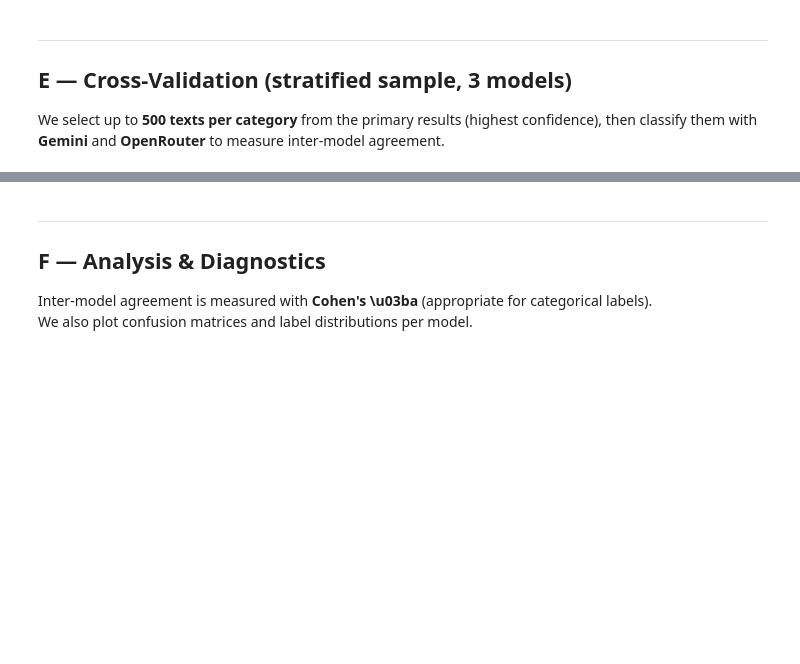
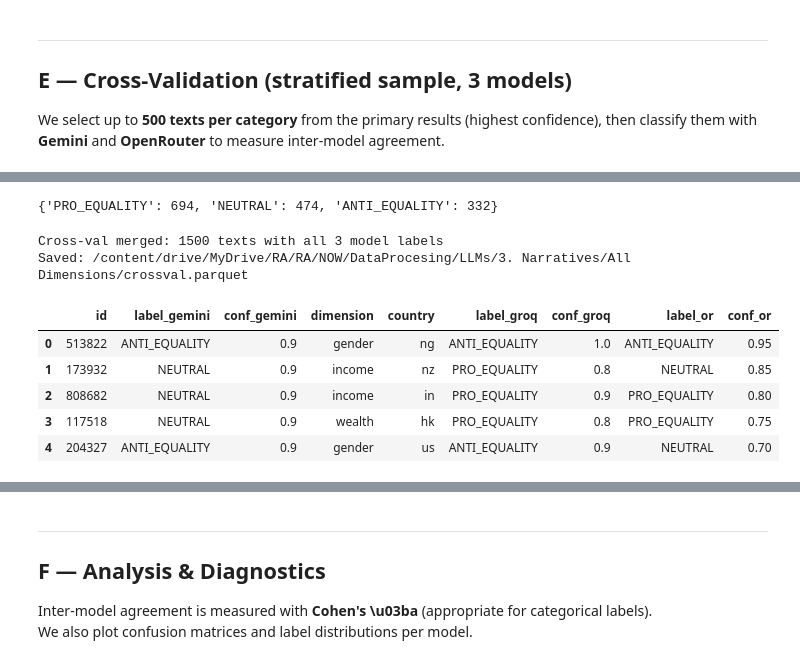
Before and after one commit to aabermejoq/LSE-Narratives-on-Inequality, a Jupyter notebook: EqualityClassifier.ipynb, the cells around one changed output, grey strips where cells are left out. Drawn from its saved outputs; the diff is of its cells as text; code cells hidden in the pictures; blank space fills up the shorter version.

```diff
--- a/EqualityClassifier.ipynb
+++ b/EqualityClassifier.ipynb
@@ -411,48 +590,53 @@ print(df_gemini['label_gemini'].value_counts().to_dict())
 # %%
-# ── Model 3: OpenRouter cross-val ────────────────────────────────────────
-from openai import OpenAI as ORClient
-
-def run_openrouter(texts, ids, model=OR_MODEL,
-                    batch_size=BATCH_SIZE, sleep=SLEEP_OR):
-    client = ORClient(base_url='https://openrouter.ai/api/v1',
-                      api_key=OPENROUTER_API_KEY)
-    # Qwen3 needs /no_think to disable extended reasoning
-    prefix  = '/no_think\n' if 'qwen' in model.lower() else ''
+import anthropic
+ANTHROPIC_API_KEY = userdata.get('ANTKEY')
+def run_claude(texts, ids, batch_size=20, sleep=1.0,
+               model='claude-haiku-4-5-20251001'):  # el más barato
+    client  = anthropic.Anthropic(api_key=ANTHROPIC_API_KEY)
     results = []
-    for i in tqdm(range(0, len(texts), batch_size),
-                   desc=f'OpenRouter/{model.split("/")[-1][:20]}'):
+    for i in tqdm(range(0, len(texts), batch_size), desc='Claude/Haiku'):
         bt, bi = texts[i:i+batch_size], ids[i:i+batch_size]
         for attempt in range(4):
             try:
-                resp  = client.chat.completions.create(
+                resp  = client.messages.create(
                     model=model,
+                    max_tokens=len(bt) * 60 + 120,
                     messages=[{'role': 'user',
-                               'content': prefix + EQUALITY_PROMPT + json.dumps(bt)}],
-                    temperature=0,
+                               'content': EQUALITY_PROMPT + json.dumps(bt)}],
                 )
-                items = parse_response(resp.choices[0].message.content, len(bi))
+                items = parse_response(resp.content[0].text, len(bi))
                 for bid, it in zip(bi, items):
                     results.append({'id': bid, **it})
                 break
             except Exception as e:
-                wait = 60 if '429' in str(e) else 2 ** attempt
+                wait = 30 if '429' in str(e) else 2 ** attempt
                 print(f'  Retry {attempt+1}: {str(e)[:80]}')
                 time.sleep(wait)
         time.sleep(sleep)
     return pd.DataFrame(results)
 
-df_or = run_openrouter(cv_texts, cv_ids)
+df_or = run_claude(cv_texts, cv_ids)
 df_or = df_or.rename(columns={'label': 'label_or', 'conf': 'conf_or'})
-print(f'OpenRouter: {len(df_or)} texts')
 print(df_or['label_or'].value_counts().to_dict())
+# %% [output]
+{'PRO_EQUALITY': 694, 'NEUTRAL': 474, 'ANTI_EQUALITY': 332}
 # %%
 # ── Merge cross-val results ───────────────────────────────────────────────
 cv = (sample[['id', 'label', 'conf', 'dimension', 'country']]
-      .rename(columns={'label': 'label_groq', 'conf': 'conf_groq'})
-      .merge(df_gemini[['id', 'label_gemini', 'conf_gemini']], on='id', how='inner')
+      .rename(columns={'label': 'label_gemini', 'conf': 'conf_gemini'})
+      .merge(df_groq[['id', 'label_groq', 'conf_groq']], on='id', how='inner')
       .merge(df_or[['id', 'label_or', 'conf_or']], on='id', how='inner'))
 
 print(f'Cross-val merged: {len(cv)} texts with all 3 model labels')
 cv.to_parquet(CROSSVAL_PATH, index=False)
 print(f'Saved: {CROSSVAL_PATH}')
 cv.head(5)
+# %% [output]
+Cross-val merged: 1500 texts with all 3 model labels
+Saved: /content/drive/MyDrive/RA/RA/NOW/DataProcesing/LLMs/3. Narratives/All Dimensions/crossval.parquet
+|  | id | label_gemini | conf_gemini | dimension | country | label_groq | conf_groq | label_or | conf_or |
+| 0 | 513822 | ANTI_EQUALITY | 0.9 | gender | ng | ANTI_EQUALITY | 1.0 | ANTI_EQUALITY | 0.95 |
+| 1 | 173932 | NEUTRAL | 0.9 | income | nz | PRO_EQUALITY | 0.8 | NEUTRAL | 0.85 |
+| 2 | 808682 | NEUTRAL | 0.9 | income | in | PRO_EQUALITY | 0.9 | PRO_EQUALITY | 0.80 |
+| 3 | 117518 | NEUTRAL | 0.9 | wealth | hk | PRO_EQUALITY | 0.8 | PRO_EQUALITY | 0.75 |
+| 4 | 204327 | ANTI_EQUALITY | 0.9 | gender | us | ANTI_EQUALITY | 0.9 | NEUTRAL | 0.70 |
```
Also changed, not shown: parts of 29 cells of this notebook.
